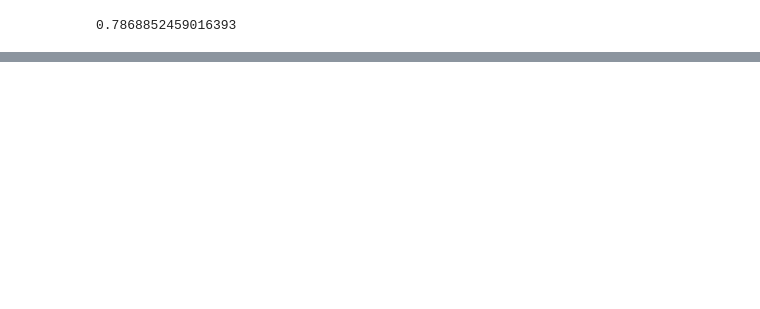
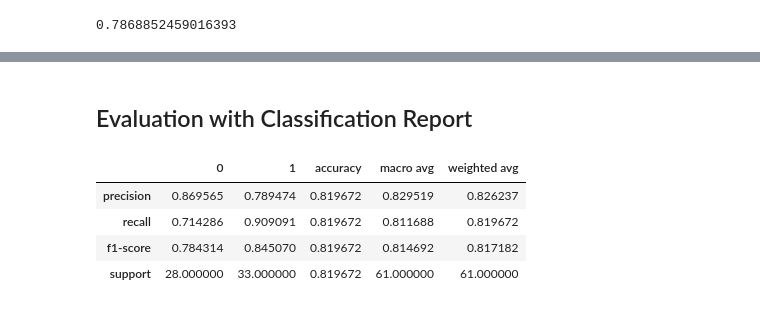
Before and after one commit to daniel-g-p/machine-learning-course, a Jupyter notebook: 09-scikitlearn/09-heart-disease-classifier.ipynb, the cells around one changed output, grey strips where cells are left out. Cells and saved outputs as stored; diff of their text form; code cells hidden in the pictures; blank space fills up the shorter version.

```diff
--- a/09-scikitlearn/09-heart-disease-classifier.ipynb
+++ b/09-scikitlearn/09-heart-disease-classifier.ipynb
@@ -68,0 +86,15 @@ confusion_matrix_display = ConfusionMatrixDisplay.from_estimator(model, X_test,
+# %% [markdown]
+## Evaluation with Classification Report
+# %%
+model = RandomForestClassifier()
+model.fit(X_train, y_train)
+
+y_predict = model.predict(X_test)
+
+pd.DataFrame(classification_report(y_test, y_predict, output_dict=True))
+# %% [output]
+|  | 0 | 1 | accuracy | macro avg | weighted avg |
+| precision | 0.869565 | 0.789474 | 0.819672 | 0.829519 | 0.826237 |
+| recall | 0.714286 | 0.909091 | 0.819672 | 0.811688 | 0.819672 |
+| f1-score | 0.784314 | 0.845070 | 0.819672 | 0.814692 | 0.817182 |
+| support | 28.000000 | 33.000000 | 0.819672 | 61.000000 | 61.000000 |
```
Also changed, not shown: parts of 12 cells of this notebook.
